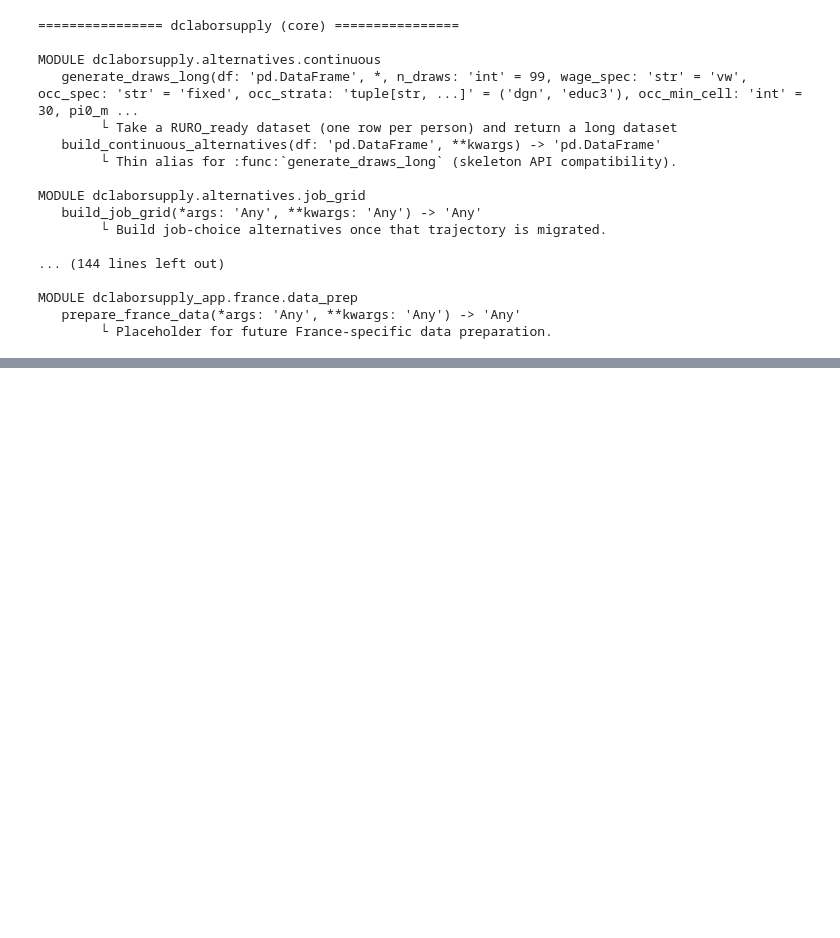
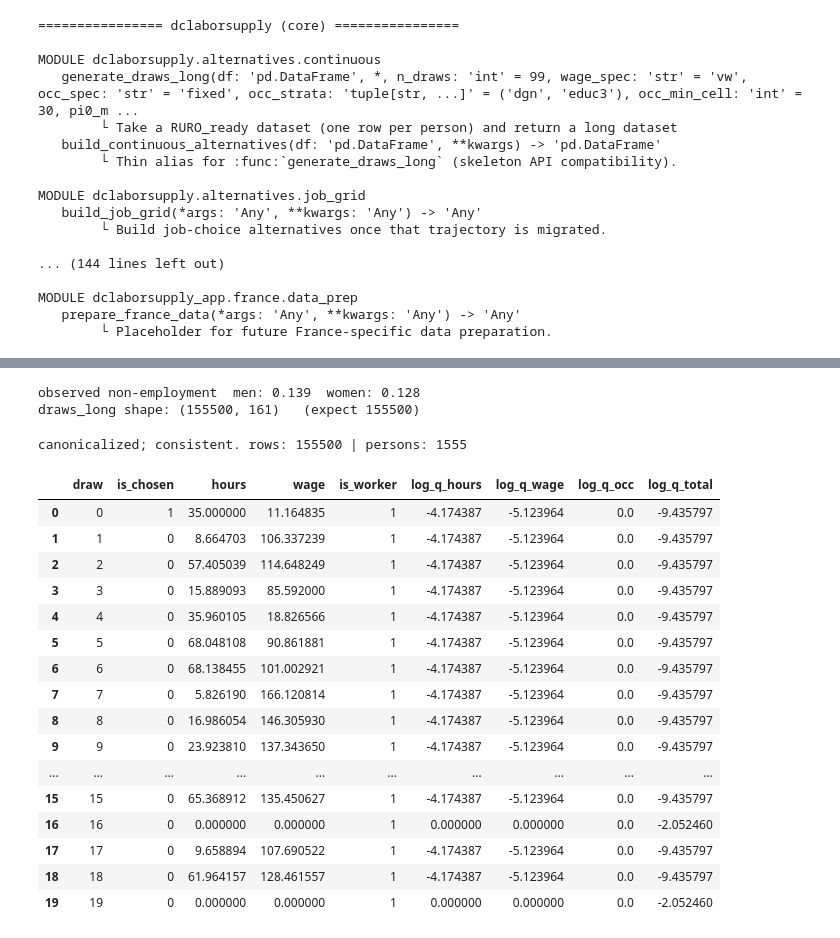
Before and after one commit to Hisham-Haydar/dclaborsupply-monorepo, a Jupyter notebook: notebooks/fr_data_walkthrough.ipynb, the cells around one changed output, grey strips where cells are left out. Drawn from its saved outputs; the diff is of its cells as text; code cells hidden in the pictures; blank space fills up the shorter version.

```diff
--- a/notebooks/fr_data_walkthrough.ipynb
+++ b/notebooks/fr_data_walkthrough.ipynb
@@ -240,13 +240,20 @@ for c in ('yem', 'yse', 'yemse'):
         work.loc[become_inactive, c] = 0.0
 work = drop_hh(work, work.loc[very_low & ~les.isin(CONFIG['allowed_les']), 'idhh'])
 
+# Non-employment labour-status rows must have zero observed hours.
+les = pd.to_numeric(work['les'], errors='coerce')
+lhw = pd.to_numeric(work['lhw'], errors='coerce').fillna(0.0)
+nonemp_hours = dec_mask & les.isin([5, 7]) & (lhw > 0)
+n_nonemp_hours_zeroed = int(nonemp_hours.sum())
+work.loc[nonemp_hours, 'lhw'] = 0
+
 if 'yivwg' in work.columns:                                            # wage bounds on employees
     dec_mask = work['ruro_decider'] == 1; les = pd.to_numeric(work['les'], errors='coerce')
     yivwg = pd.to_numeric(work['yivwg'], errors='coerce')
     bad_wage = dec_mask & les.eq(3) & yivwg.notna() & ((yivwg < wlo) | (yivwg > whi))
     work = drop_hh(work, work.loc[bad_wage, 'idhh'])
 
-print(f'capped >70h: {n_capped}   ->inactive (<=5h): {n_inactive}')
+print(f'capped >70h: {n_capped}   ->inactive (<=5h): {n_inactive}   nonemp hours->0: {n_nonemp_hours_zeroed}')
 work = work.reset_index(drop=True)
 funnel(work, '4.6 hours cap + wage bounds (employees)');
 # %% [output]
@@ -520,8 +554,11 @@ pi0_m = float((singles_dec.loc[m, 'is_worker'] == 0).mean())
 pi0_f = float((singles_dec.loc[f, 'is_worker'] == 0).mean())
 print(f'observed non-employment  men: {pi0_m:.3f}  women: {pi0_f:.3f}')
 
+singles_dec_draw = singles_dec.assign(hh_IsHead=1, hh_IsPartner=0)
+assert_choice_state_consistent(singles_dec_draw)
+
 draws_long = generate_draws_long(
-    singles_dec,
+    singles_dec_draw,
     n_draws=99,                 # 99 sampled + draw 0 (observed) = 100 alternatives
     wage_spec='vw',             # CONFIRM == spec.wage_spec
     occ_spec='fixed',           # CONFIRM vs spec's occupation treatment (see note below)
@@ -532,20 +569,50 @@ draws_long = generate_draws_long(
     rng_seed=17,
 )
 print('draws_long shape:', draws_long.shape, '  (expect 155500)')
+# %% [output]
+observed non-employment  men: 0.139  women: 0.128
+draws_long shape: (155500, 161)   (expect 155500)
 # %%
 # ── 12. Canonicalize the post-draw non-employment state + inspect ──────────
-from dclaborsupply_app.de.draws_prep import (canonicalize_post_draws,
-                                             assert_choice_state_consistent)
+from dclaborsupply_app.de.draws_prep import canonicalize_post_draws
 draws_canon = canonicalize_post_draws(draws_long)
-assert_choice_state_consistent(draws_canon)
+
+# Post-draw consistency is alternative-state consistency: hours==0 rows are non-employment.
+# The inherited is_worker column is the observed baseline worker flag, not a per-draw flag.
+if 'loc4' not in draws_canon.columns:
+    raise KeyError("loc4 missing from draws_canon. Run the dedicated loc_ruro / loc4 construction cell before generating draws.")
+nonemp = pd.to_numeric(draws_canon['hours'], errors='coerce').fillna(0.0) <= 0.0
+assert (draws_canon.loc[nonemp, ['working', 'working_pt1', 'working_pt2', 'working_ft', 'working_lh',
+                                 'wage', 'wage_ruro', 'yem']] == 0).all().all()
+assert (draws_canon.loc[nonemp, 'loc4'] == -1).all()
+assert np.allclose(draws_canon['yemse'], pd.to_numeric(draws_canon['yem']) + pd.to_numeric(draws_canon['yse']))
 print('canonicalized; consistent. rows:', len(draws_canon),
       '| persons:', draws_canon['idperson_true'].nunique())
 
 kcol = 'idperson_true' if 'idperson_true' in draws_canon.columns else 'idperson'
 one = draws_canon[draws_canon[kcol] == draws_canon[kcol].iloc[0]]
 cols = [c for c in ['draw','is_chosen','hours','wage','is_worker',
                     'log_q_hours','log_q_wage','log_q_occ','log_q_total'] if c in one.columns]
 one[cols].sort_values('draw').head(20)
+# %% [output]
+canonicalized; consistent. rows: 155500 | persons: 1555
+|  | draw | is_chosen | hours | wage | is_worker | log_q_hours | log_q_wage | log_q_occ | log_q_total |
+| 0 | 0 | 1 | 35.000000 | 11.164835 | 1 | -4.174387 | -5.123964 | 0.0 | -9.435797 |
+| 1 | 1 | 0 | 8.664703 | 106.337239 | 1 | -4.174387 | -5.123964 | 0.0 | -9.435797 |
+| 2 | 2 | 0 | 57.405039 | 114.648249 | 1 | -4.174387 | -5.123964 | 0.0 | -9.435797 |
+| 3 | 3 | 0 | 15.889093 | 85.592000 | 1 | -4.174387 | -5.123964 | 0.0 | -9.435797 |
+| 4 | 4 | 0 | 35.960105 | 18.826566 | 1 | -4.174387 | -5.123964 | 0.0 | -9.435797 |
+| 5 | 5 | 0 | 68.048108 | 90.861881 | 1 | -4.174387 | -5.123964 | 0.0 | -9.435797 |
+| 6 | 6 | 0 | 68.138455 | 101.002921 | 1 | -4.174387 | -5.123964 | 0.0 | -9.435797 |
+| 7 | 7 | 0 | 5.826190 | 166.120814 | 1 | -4.174387 | -5.123964 | 0.0 | -9.435797 |
+| 8 | 8 | 0 | 16.986054 | 146.305930 | 1 | -4.174387 | -5.123964 | 0.0 | -9.435797 |
+| 9 | 9 | 0 | 23.923810 | 137.343650 | 1 | -4.174387 | -5.123964 | 0.0 | -9.435797 |
+| ... | ... | ... | ... | ... | ... | ... | ... | ... | ... |
+| 15 | 15 | 0 | 65.368912 | 135.450627 | 1 | -4.174387 | -5.123964 | 0.0 | -9.435797 |
+| 16 | 16 | 0 | 0.000000 | 0.000000 | 1 | 0.000000 | 0.000000 | 0.0 | -2.052460 |
+| 17 | 17 | 0 | 9.658894 | 107.690522 | 1 | -4.174387 | -5.123964 | 0.0 | -9.435797 |
+| 18 | 18 | 0 | 61.964157 | 128.461557 | 1 | -4.174387 | -5.123964 | 0.0 | -9.435797 |
+| 19 | 19 | 0 | 0.000000 | 0.000000 | 1 | 0.000000 | 0.000000 | 0.0 | -2.052460 |
 # %%
 # ── 13. Read the DE earnings-policy body (basis for the FR version) ────────
 import inspect
```
Also changed, not shown: parts of 10 cells of this notebook, 1 other file.
